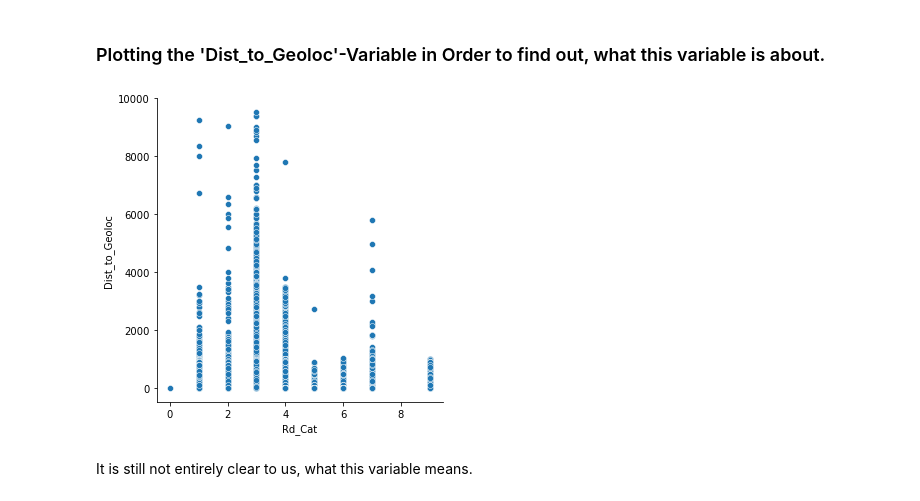
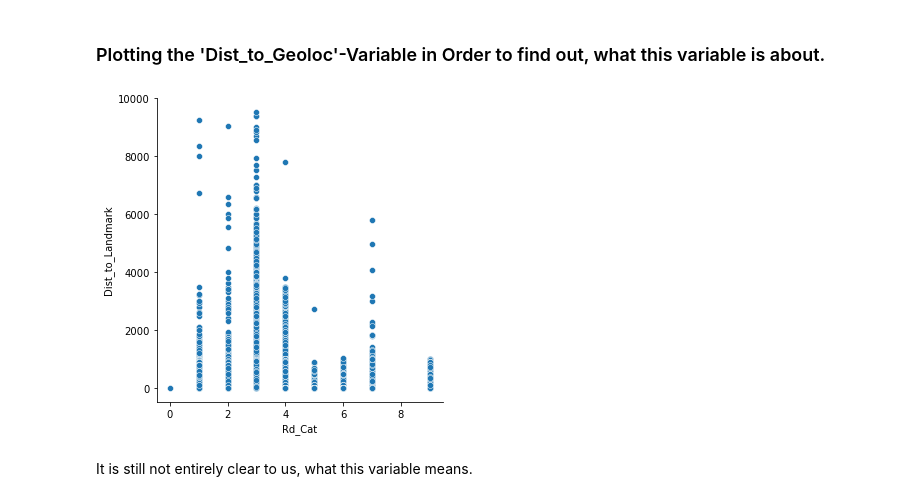
Before and after one commit to Langhammer/pyfra, a Jupyter notebook: notebooks/intl_road_accidents_notebook-1.ipynb, the cells around one changed output. Drawn from its saved outputs; the diff is of its cells as text; code cells hidden in the pictures.

Commit message:
Update intl_road_accidents_notebook-1.ipynb
Droped Schools and Road_Nr, Changed name of Geoloc to Landmark and accordendly Dist_to_Geoloc to Dist_to_Landmark

```diff
--- a/notebooks/intl_road_accidents_notebook-1.ipynb
+++ b/notebooks/intl_road_accidents_notebook-1.ipynb
@@ -94,10 +94,10 @@ users = users.drop(columns=['num_veh','id_vehicule']) #Not needed
 # Change french names against english names (Teamdecision)
 # Droped 'Unnamed: 0','v1','v2','vma', because they contained no information.
 
-places = places.drop(['v1','v2','vma'], axis = 1)
-places = places.rename(columns = {'catr' : 'Rd_Cat', 'voie' : 'Rd_Nr' , 'circ' : 'Traf_Direct' , 'nbv' : 'Lanes' ,
-                           'pr' : 'Geoloc' , 'pr1' : 'Dist_to_Geoloc', 'vosp' : 'Add_Lanes', 'prof' : 'Rd_Prof' ,
+places = places.drop(['v1','v2','vma','voie','env1'], axis = 1)
+places = places.rename(columns = {'catr' : 'Rd_Cat', 'circ' : 'Traf_Direct' , 'nbv' : 'Lanes' ,
+                           'pr' : 'Landmark' , 'pr1' : 'Dist_to_Landmark', 'vosp' : 'Add_Lanes', 'prof' : 'Rd_Prof' ,
                           'plan' : 'Rd_Plan' , 'lartpc' : 'Gre_Verge' , 'larrout' : 'Rd_Width', 'surf' : 'Rd_Cond',
-                          'infra' : 'Envinmt' , 'situ' : 'Pos_Acc' , 'env1' : 'School'})
+                          'infra' : 'Envinmt' , 'situ' : 'Pos_Acc'})
 places.head()
 # %% [output]
@@ -130,12 +130,12 @@ In 2019 they droped this column and start with speed limits. Its a importent inf
 Code
 sns.countplot( x = places.School)
 # %%
-places = places.drop(['School'], axis = 1)
+
 places['Rd_Cat'] = places['Rd_Cat'].fillna(0.0)
 places['Traf_Direct'] = places['Traf_Direct'].fillna(0.0)
 places['Lanes'] = places['Lanes'].fillna(0.0)
-places['Geoloc'] = places['Geoloc'].fillna(0.0)
-places['Dist_to_Geoloc'] = places['Dist_to_Geoloc'].fillna(0.0)
+places['Landmark'] = places['Landmark'].fillna(0.0)
+places['Dist_to_Landmark'] = places['Dist_to_Landmark'].fillna(0.0)
 places['Add_Lanes'] = places['Add_Lanes'].fillna(0.0)
 places['Rd_Prof'] = places['Rd_Prof'].fillna(0.0)
 places['Rd_Plan'] = places['Rd_Plan'].fillna(0.0)
@@ -144,33 +144,29 @@ places['Rd_Width'] = places['Rd_Width'].fillna(0.0)
 places['Rd_Cond'] = places['Rd_Cond'].fillna(0.0)
 places['Envinmt'] = places['Envinmt'].fillna(0.0)
 places['Pos_Acc'] = places['Pos_Acc'].fillna(0.0)
-places['Rd_Nr'] = places['Rd_Nr'].fillna(0.0)
 # %%
 # Convert object to float
-places['Geoloc'] = pd.to_numeric(places['Geoloc'],errors = 'coerce')
-places['Dist_to_Geoloc'] = pd.to_numeric(places['Dist_to_Geoloc'],errors = 'coerce')
+places['Landmark'] = pd.to_numeric(places['Landmark'],errors = 'coerce')
+places['Dist_to_Landmark'] = pd.to_numeric(places['Dist_to_Landmark'],errors = 'coerce')
 places['Gre_Verge'] = pd.to_numeric(places['Gre_Verge'],errors = 'coerce')
 places['Rd_Width'] = pd.to_numeric(places['Rd_Width'],errors = 'coerce')
-places['Rd_Nr'] = pd.to_numeric(places['Rd_Nr'],errors = 'coerce')
 
 # replace empty cells with nans
 places.replace('', np.nan)
 places = places.copy()
 
 # fill nans with 0
-places['Rd_Nr'] = places['Rd_Nr'].fillna(0.0)
-places['Geoloc'] = places['Geoloc'].fillna(0.0)
-places['Dist_to_Geoloc'] = places['Dist_to_Geoloc'].fillna(0.0)
+places['Landmark'] = places['Landmark'].fillna(0.0)
+places['Dist_to_Landmark'] = places['Dist_to_Landmark'].fillna(0.0)
 places['Gre_Verge'] = places['Gre_Verge'].fillna(0.0)
 places['Rd_Width'] = places['Rd_Width'].fillna(0.0)
 
 # Convert float to int
 places['Rd_Cat'] = places['Rd_Cat'].astype(int, errors = 'raise')
-places['Rd_Nr'] = places['Rd_Nr'].astype(int, errors = 'raise')
 places['Traf_Direct'] = places['Traf_Direct'].astype(int, errors = 'raise')
 places['Lanes'] = places['Lanes'].astype(int, errors = 'raise')
-places['Geoloc'] = places['Geoloc'].astype(int, errors = 'raise')
-places['Dist_to_Geoloc'] = places['Dist_to_Geoloc'].astype(int, errors = 'raise')
+places['Landmark'] = places['Landmark'].astype(int, errors = 'raise')
+places['Dist_to_Landmark'] = places['Dist_to_Landmark'].astype(int, errors = 'raise')
 places['Add_Lanes'] = places['Add_Lanes'].astype(int, errors = 'raise')
 places['Rd_Prof'] = places['Rd_Prof'].astype(int, errors = 'raise')
 places['Rd_Plan'] = places['Rd_Plan'].astype(int, errors = 'raise')
@@ -536,9 +532,9 @@ Most accidents happened in town.
 # %% [markdown]
 ### Plotting the 'Dist_to_Geoloc'-Variable in Order to find out, what this variable is about.
 # %%
-sns.relplot( x = places.Rd_Cat, y = places.Dist_to_Geoloc);
+sns.relplot( x = places.Rd_Cat, y = places.Dist_to_Landmark);
 # %% [output]
-[figure, old version]
+[figure, new version]
 # %% [markdown]
 It is still not entirely clear to us, what this variable means.
 # %%
```
Also changed, not shown: parts of 6 cells of this notebook.
